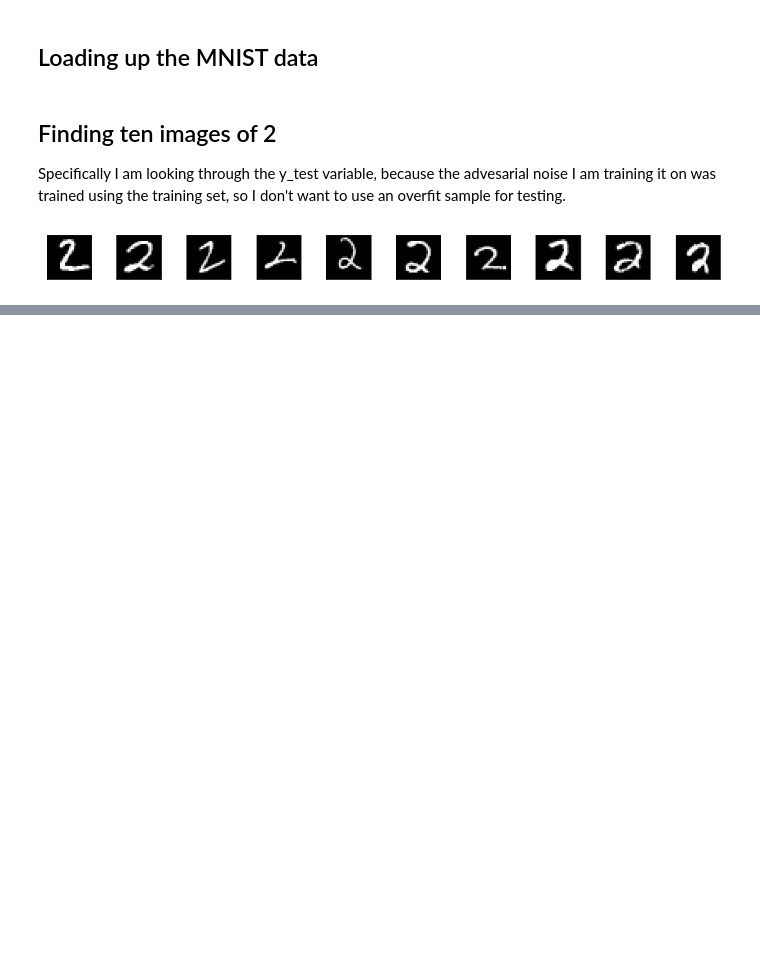
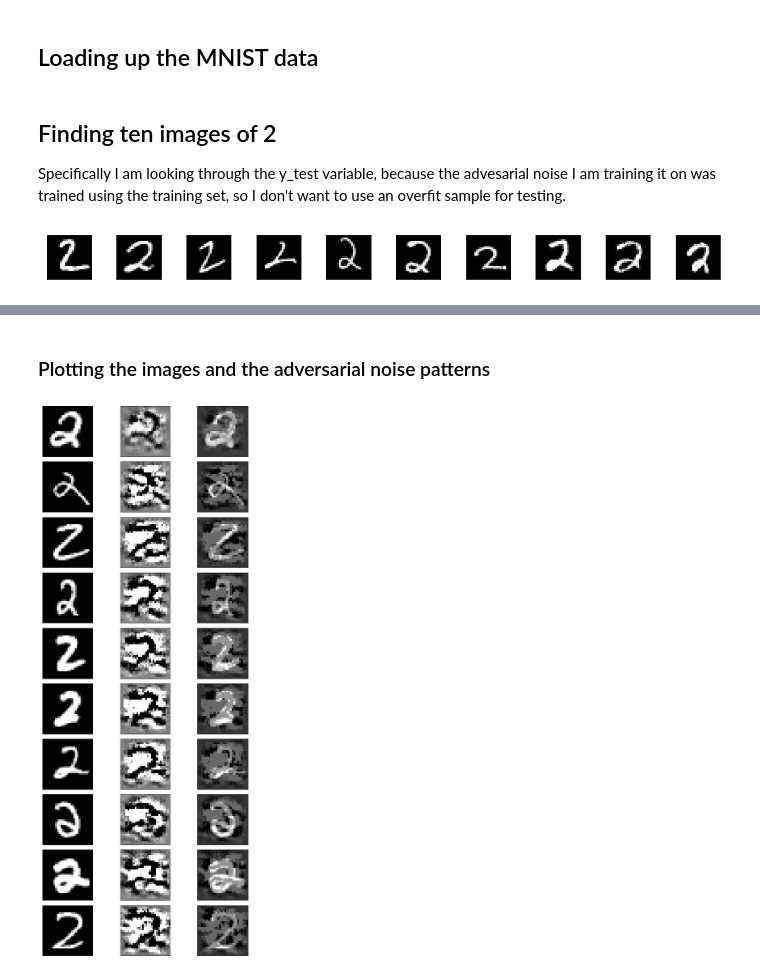
Before and after one commit to sylvesterchiang/adversarial_examples, a Jupyter notebook: 500px Challenge.ipynb, the cells around one changed output, grey strips where cells are left out. Saved outputs shown, nothing was run; the diff lists cells and outputs as text; code cells hidden in the pictures; blank space fills up the shorter version.

```diff
--- a/500px Challenge.ipynb
+++ b/500px Challenge.ipynb
@@ -155,23 +284,26 @@ def build_cnn(input_var=None):
+# %% [markdown]
+### Plotting the images and the adversarial noise patterns
 # %%
-# A quick function for plotting MNIST images
-# A function to plot images, taking a list of images, the number of rows and cols
-def plot_images(images, row, col, true_labels=None, false_labels=None):
+# Creating a figure of subplots
+fig, axes = plt.subplots(10, 3, figsize=(10, 25))
+fig.subplots_adjust(hspace=0.1, wspace=0.1)
 
-    # Creating a figure of subplots
-    fig, axes = plt.subplots(row, col)
-    fig.subplots_adjust(hspace=0.3, wspace=0.3)
+for i, ax in enumerate(axes):
 
-    for i, ax in enumerate(axes.flat):
+    image = two_samples[i + 10]
+    noise = find_adversarial_noise(image, 6, False)
 
-        image = images[i].reshape((28, 28))
+    image = image.reshape((28, 28))
 
-        ax.imshow(image, cmap='gray')
+    ax[0].imshow(image, cmap='gray')
+    ax[1].imshow(noise, cmap='gray')
+    ax[2].imshow(image + noise, cmap='gray')
 
-        if true_labels != None:
-            ax.set_xlabel("True: {}, Pred: {}".format(true_labels[i], false_labels[i]))
+    for a in ax:
+        a.set_xticks([])
+        a.set_yticks([])
 
-        ax.set_xticks([])
-        ax.set_yticks([])
-
-    # Show cells
-    plt.show()
+# Show cells
+plt.show()
+# %% [output]
+[figure, added]
```
Also changed, not shown: parts of 25 cells of this notebook, 1 other file.
